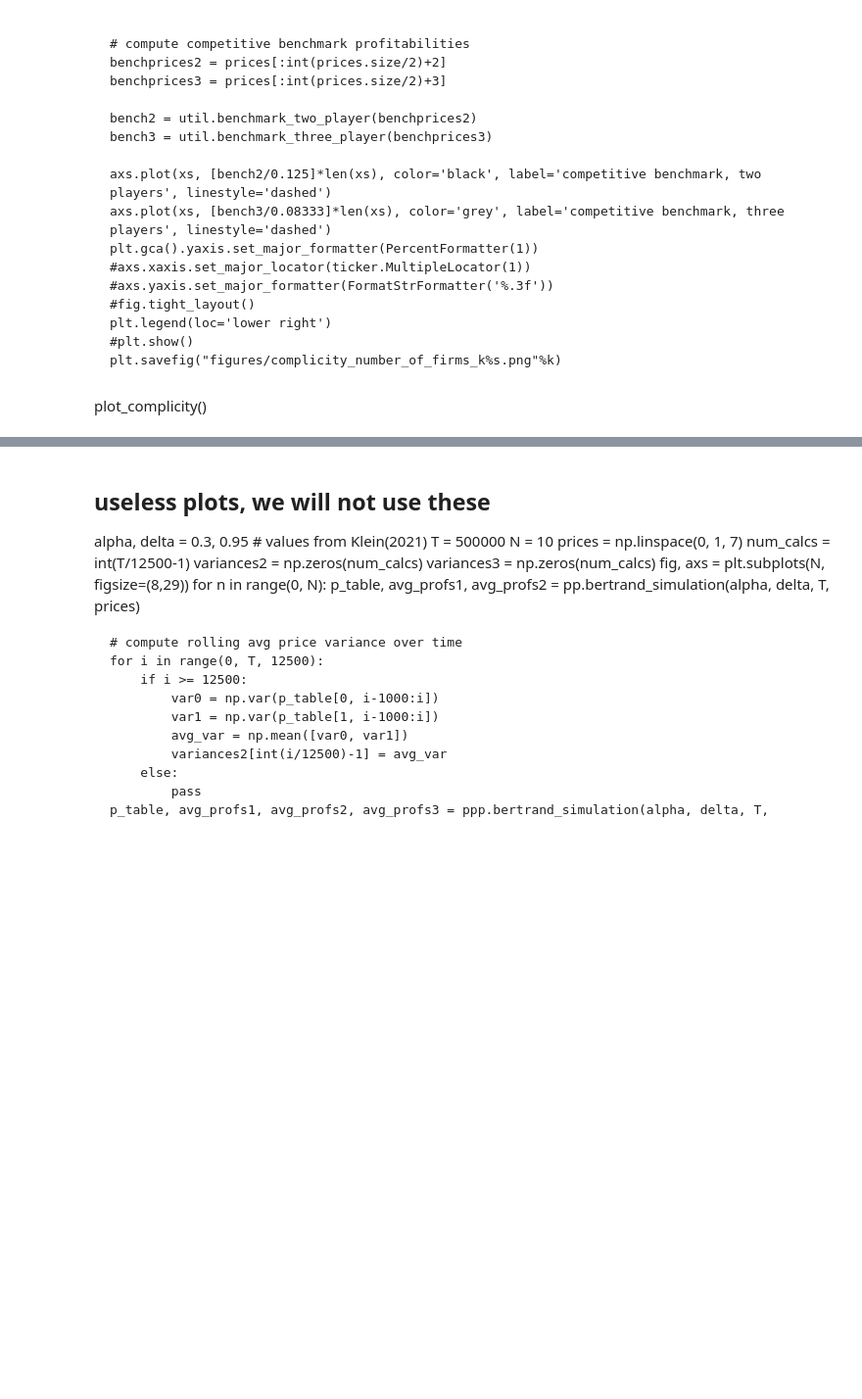
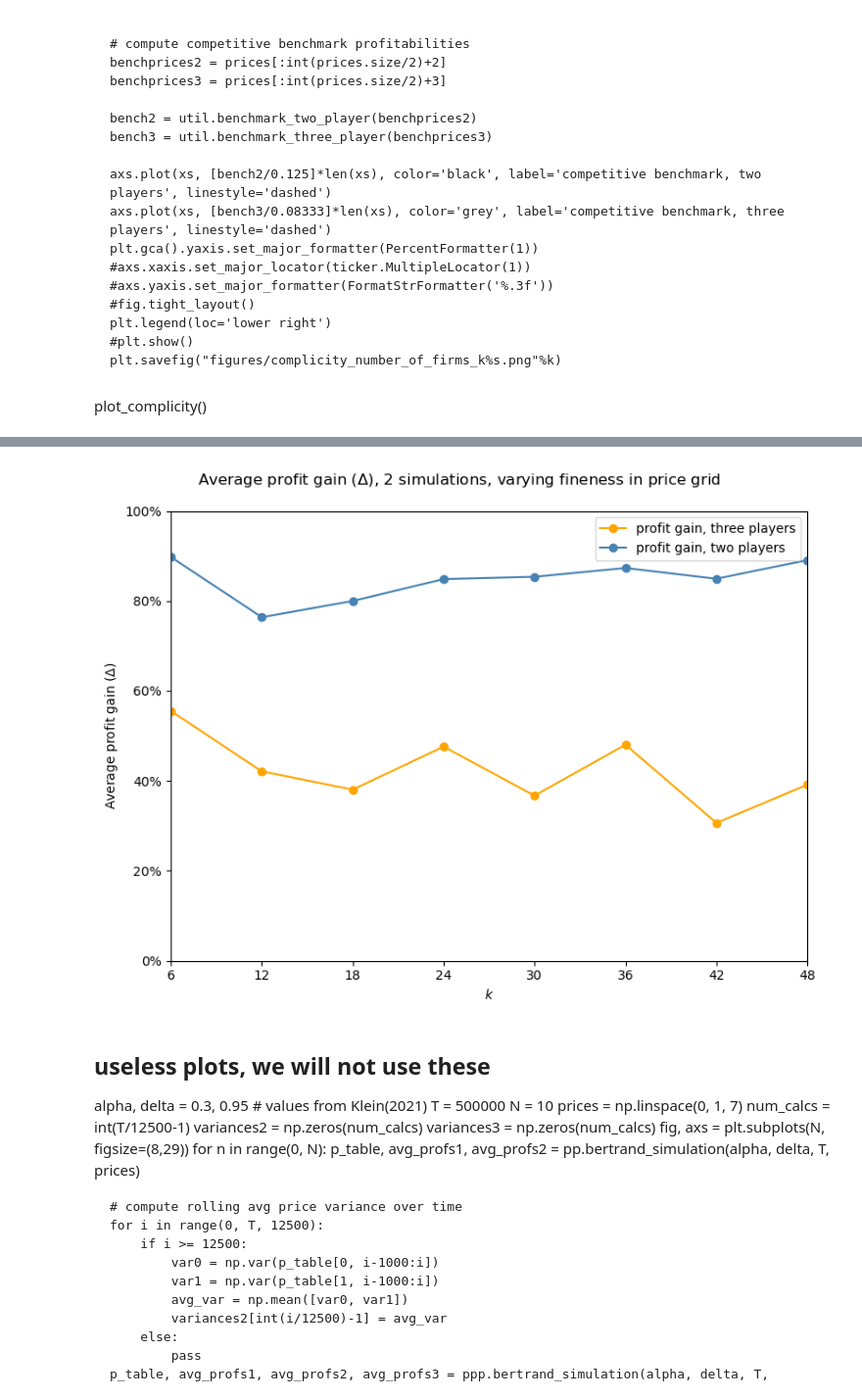
Before and after one commit to daanario/bachelor, a Jupyter notebook: main.ipynb, the cells around one changed output, grey strips where cells are left out. Shown at 98% size. Drawn from its saved outputs; the diff is of its cells as text; code cells hidden in the pictures; blank space fills up the shorter version.

```diff
--- a/main.ipynb
+++ b/main.ipynb
@@ -291,3 +220,62 @@ plt.savefig("figures/complicity_over_k.png")
+# %%
+## Robustness in k
+alpha, delta = 0.3, 0.95  # values from Klein(2021)
+T = 500000
+N = 1000
+
+joint_profitability = np.zeros(int(T/50000 - 1))
+ks = [6, 12, 18, 24, 30, 36, 42, 48]
+avg_profit_gains_three = []
+avg_profit_gains_two = []
+
+for idx, k in enumerate(ks):
+    prices = np.linspace(0, 1, k+1)
+
+    per_firm_profitabilities_three = np.zeros(N)
+    per_firm_profitabilities_two = np.zeros(N)
+
+    for n in range(0, N):
+        # 3 player simulation
+        p_table, avg_profs0, avg_profs1, avg_profs2 = ppp.bertrand_simulation(alpha, delta, T, prices)
+        last_per_firm_profitability_three = (avg_profs0[-1] + avg_profs1[-1] + avg_profs2[-1]) / 3
+        per_firm_profitabilities_three[n] = last_per_firm_profitability_three
+
+        # 2 player simulation
+        p_table, avg_profs0, avg_profs1 = pp.bertrand_simulation(alpha, delta, T, prices)
+        last_per_firm_profitability_two = (avg_profs0[-1] + avg_profs1[-1]) / 2
+        per_firm_profitabilities_two[n] = last_per_firm_profitability_two
+
+    avg_per_firm_profitability_three = np.mean(per_firm_profitabilities_three)
+    avg_per_firm_profitability_two = np.mean(per_firm_profitabilities_two)
+
+    # divide profitability by monopoly profit to get profit gain
+    profit_gain_three = np.divide(avg_per_firm_profitability_three, 0.08333)
+    profit_gain_two = np.divide(avg_per_firm_profitability_two, 0.125)
+
+    avg_profit_gains_three.append(profit_gain_three)
+    avg_profit_gains_two.append(profit_gain_two)
+
+fig, axs = plt.subplots(1)
+fig.suptitle("Average profit gain ($\Delta$), {} simulations, varying fineness in price grid".format(N))
+fig.set_figheight(6)
+fig.set_figwidth(8)
+axs.set_xlabel("$k$")
+axs.set_ylabel(r"Average profit gain ($\Delta$)")
+
+axs.set_xlim(ks[0], ks[-1])
+axs.set_ylim(0.00, 1)
+
+axs.plot(ks, avg_profit_gains_three, color="orange", label = "profit gain, three players", marker='o')
+axs.plot(ks, avg_profit_gains_two, color="steelblue", label = "profit gain, two players", marker='o')
+
+axs.xaxis.set_major_locator(ticker.MultipleLocator(6))
+axs.yaxis.set_major_formatter(PercentFormatter(1))
+fig.tight_layout()
+plt.legend()
+#plt.show()
+#plt.savefig("figures/profit_gain_over_k.png")
+# %% [output]
+[figure, added]
 # %% [markdown]
 ## useless plots, we will not use these
 alpha, delta = 0.3, 0.95  # values from Klein(2021)
```
Also changed, not shown: parts of 17 cells of this notebook.
